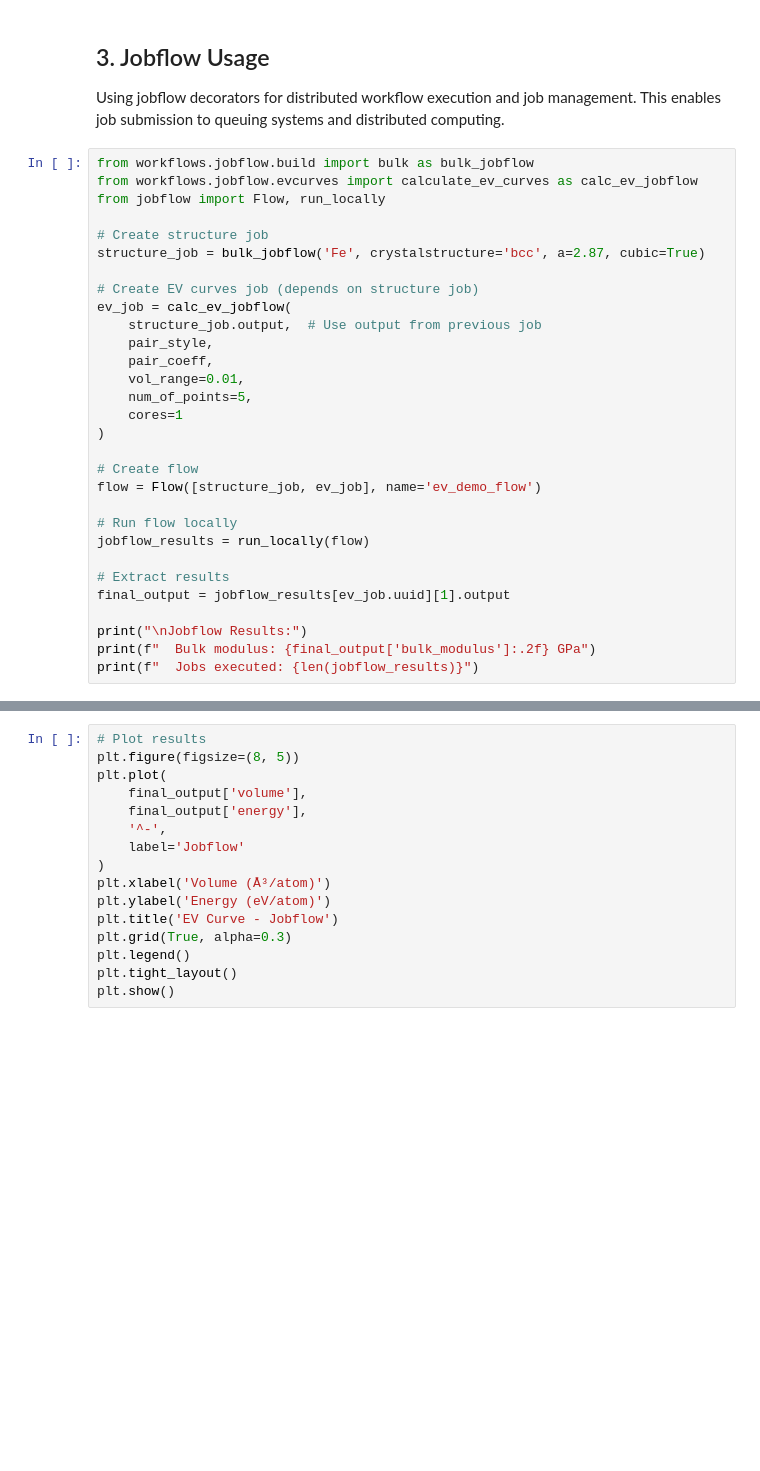
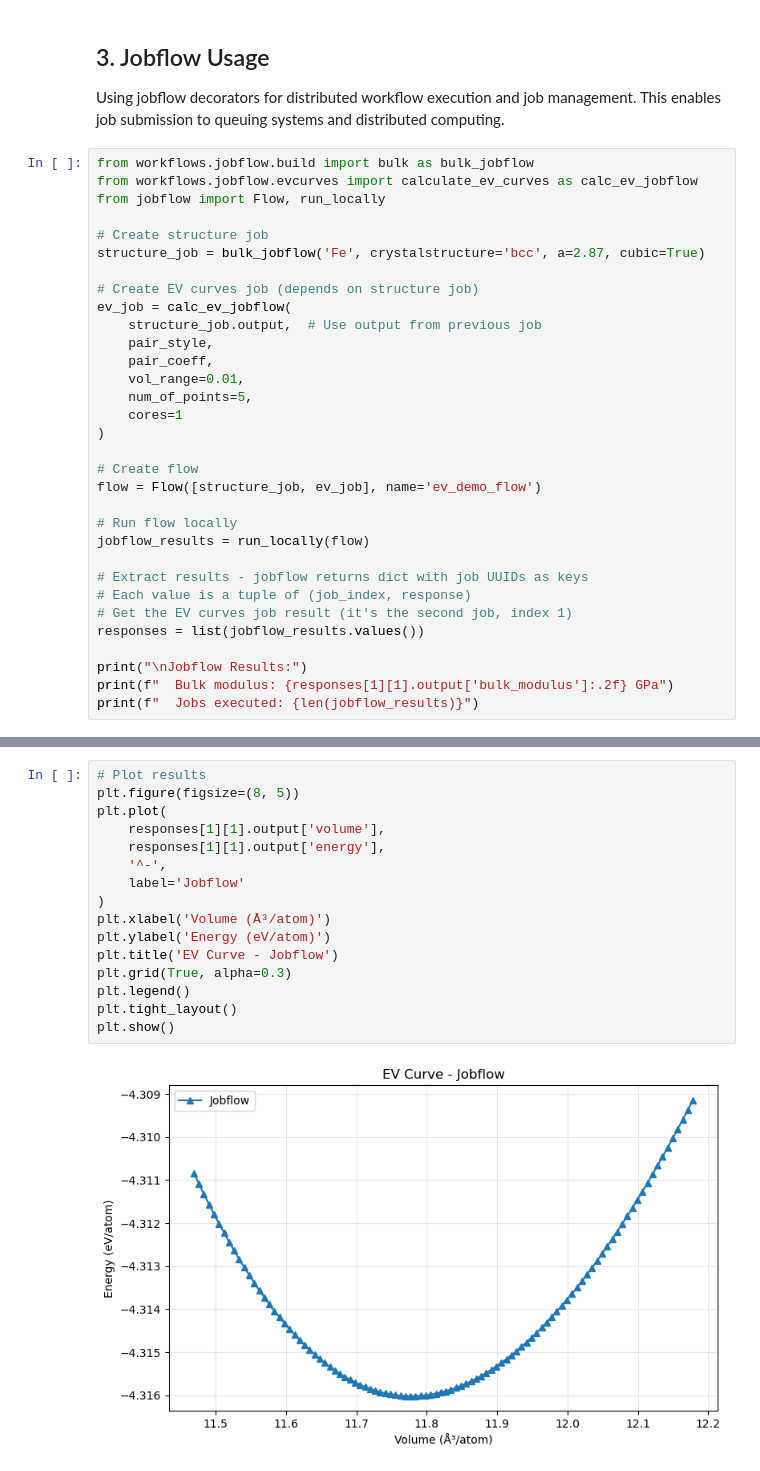
Before and after one commit to pyscal/semantic-workflows, a Jupyter notebook: demo_usage.ipynb, the cells around one changed output, grey strips where cells are left out. Cells and saved outputs as stored; diff of their text form; blank space fills up the shorter version.

```diff
--- a/demo_usage.ipynb
+++ b/demo_usage.ipynb
@@ -147,9 +183,11 @@ flow = Flow([structure_job, ev_job], name='ev_demo_flow')
 # Run flow locally
 jobflow_results = run_locally(flow)
 
-# Extract results
-final_output = jobflow_results[ev_job.uuid][1].output
+# Extract results - jobflow returns dict with job UUIDs as keys
+# Each value is a tuple of (job_index, response)
+# Get the EV curves job result (it's the second job, index 1)
+responses = list(jobflow_results.values())
 
 print("\nJobflow Results:")
-print(f"  Bulk modulus: {final_output['bulk_modulus']:.2f} GPa")
+print(f"  Bulk modulus: {responses[1][1].output['bulk_modulus']:.2f} GPa")
 print(f"  Jobs executed: {len(jobflow_results)}")
@@ -156,16 +212,18 @@ print(f"  Jobs executed: {len(jobflow_results)}")
 # %%
 # Plot results
 plt.figure(figsize=(8, 5))
 plt.plot(
-    final_output['volume'],
-    final_output['energy'],
+    responses[1][1].output['volume'],
+    responses[1][1].output['energy'],
     '^-',
     label='Jobflow'
 )
 plt.xlabel('Volume (Å³/atom)')
 plt.ylabel('Energy (eV/atom)')
 plt.title('EV Curve - Jobflow')
 plt.grid(True, alpha=0.3)
 plt.legend()
 plt.tight_layout()
 plt.show()
+# %% [output]
+[figure, added]
```
Also changed, not shown: parts of 10 cells of this notebook, 2 other files.
